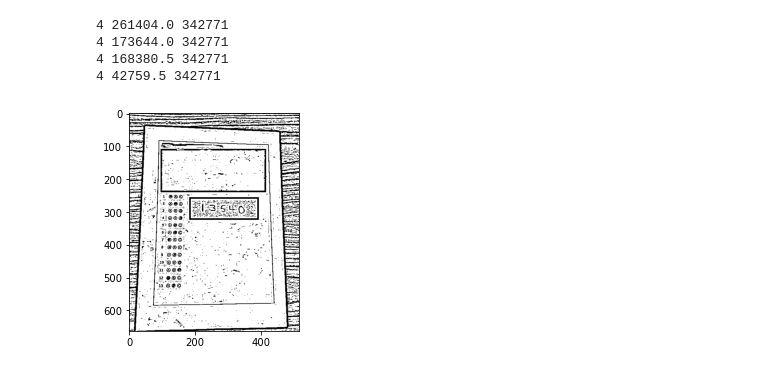
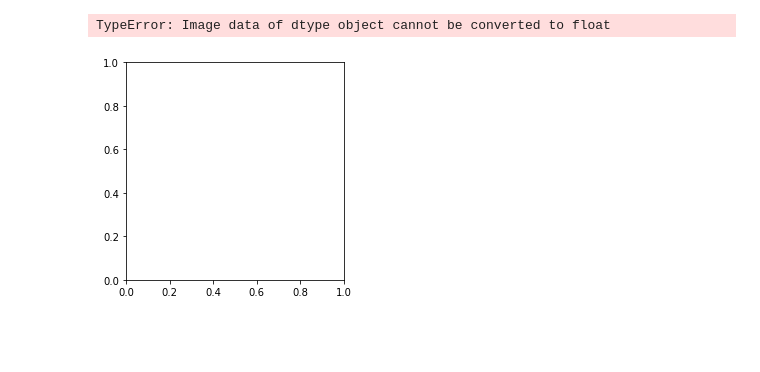
Before and after one commit to EslamAsHhraf/Grades-auto-filler, a Jupyter notebook: Untitled.ipynb, the cells around one changed output. Cells and saved outputs as stored; diff of their text form; code cells hidden in the pictures; blank space fills up the shorter version.

```diff
--- a/Untitled.ipynb
+++ b/Untitled.ipynb
@@ -143,20 +151,17 @@ def extract_the_paper_from_image(image):
                     paper = four_point_transform(image, paper_contour.reshape(4, 2))
                 else:
                     break
-        return paper
+        return idBoxImage
 # %%
-image= cv2.imread('id_test/id_test.jpg')
+image= cv2.imread('id_test/test_id3.jpg')
 plt.imshow(image,cmap='gray')
 paper=extract_the_paper_from_image(image)
 temp=paper.copy()
 #paper=extract_the_paper_from_image(paper)
 bubble_size=(5,50)
 # %% [output]
-4 261404.0 342771
-4 173644.0 342771
-4 168380.5 342771
-4 42759.5 342771
+TypeError: Image data of dtype object cannot be converted to float
-[figure, old version]
+[figure, new version]
 # %%
 # Get the gray scale paper
 gray_scale_paper = cv2.cvtColor(paper,cv2.COLOR_BGR2GRAY)
```
Also changed, not shown: parts of 13 cells of this notebook, 12 other files.
